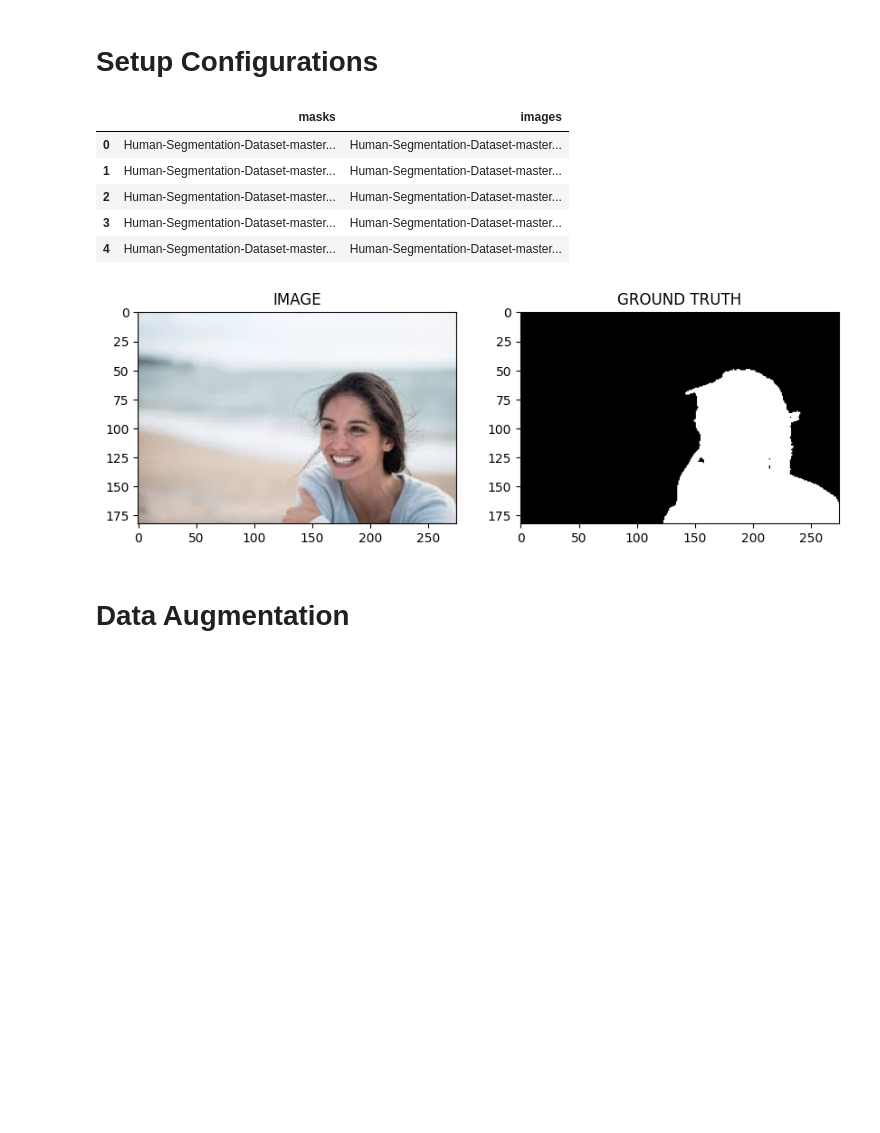
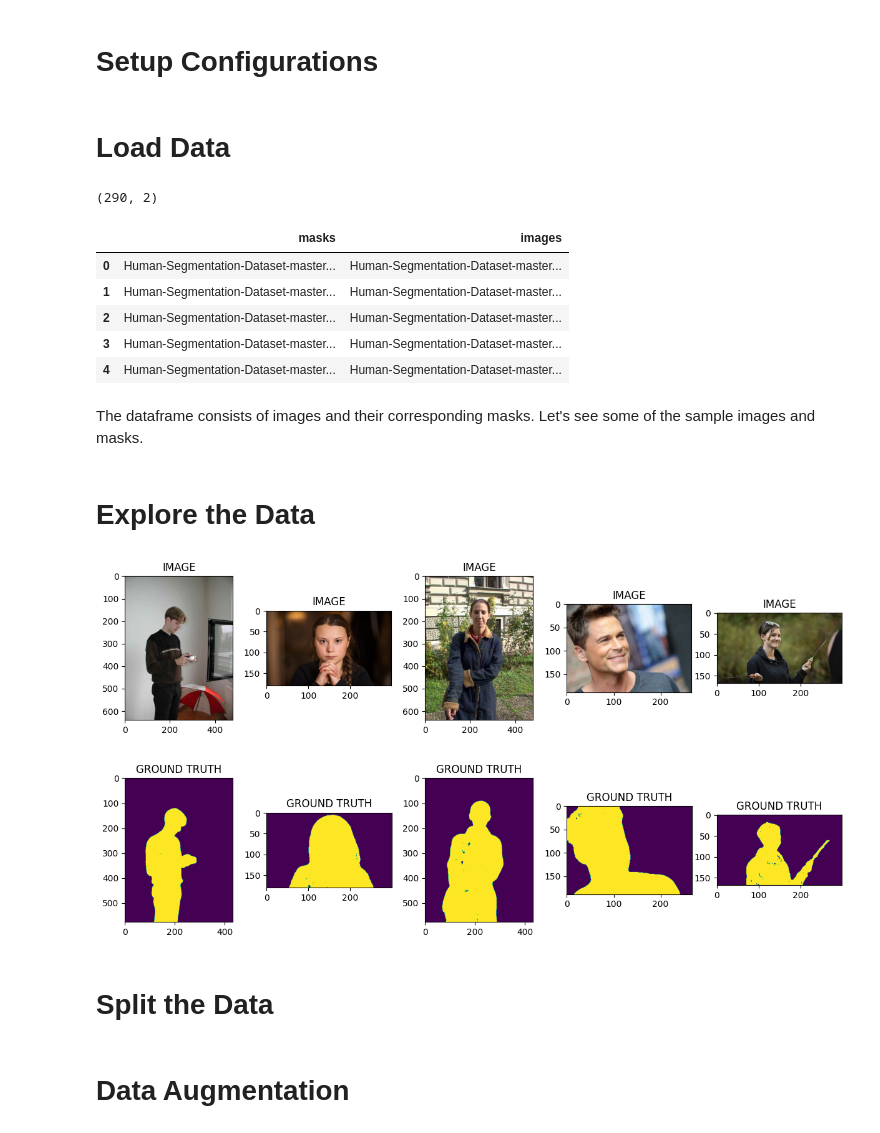
Before and after one commit to nikhil-1e9/Image-segmentation, a Jupyter notebook: PyTorch_ImageSegmentation.ipynb, the cells around one changed output. Drawn from its saved outputs; the diff is of its cells as text; code cells hidden in the pictures; blank space fills up the shorter version.

```diff
--- a/PyTorch_ImageSegmentation.ipynb
+++ b/PyTorch_ImageSegmentation.ipynb
@@ -78,37 +77,58 @@ BATCH_SIZE = 16
 ENCODER = 'timm-efficientnet-b0'
 WEIGHTS = 'imagenet'
+# %% [markdown]
+# Load Data
 # %%
 df = pd.read_csv(TRAIN_DATA_PATH)
+print(df.shape)
 df.head()
 # %% [output]
+(290, 2)
 |  | masks | images |
 | 0 | Human-Segmentation-Dataset-master... | Human-Segmentation-Dataset-master... |
 | 1 | Human-Segmentation-Dataset-master... | Human-Segmentation-Dataset-master... |
 | 2 | Human-Segmentation-Dataset-master... | Human-Segmentation-Dataset-master... |
 | 3 | Human-Segmentation-Dataset-master... | Human-Segmentation-Dataset-master... |
 | 4 | Human-Segmentation-Dataset-master... | Human-Segmentation-Dataset-master... |
-# %%
-def generate_sample_image():
-    sample = df.iloc[np.random.randint(0, df.shape[0])]
-
-    image_path = sample.images
-    mask_path = sample.masks
-
-    image = cv2.imread(image_path)
-    image = cv2.cvtColor(image, cv2.COLOR_BGR2RGB)
-    mask = cv2.imread(mask_path, cv2.IMREAD_GRAYSCALE) / 255.0
-
-    f, (ax1, ax2) = plt.subplots(1, 2, figsize=(10,5))
-
-    ax1.set_title('IMAGE')
-    ax1.imshow(image)
-
-    ax2.set_title('GROUND TRUTH')
-    ax2.imshow(mask, cmap='gray')
-
-generate_sample_image()
-# %% [output]
-[figure, removed]
+# %% [markdown]
+The dataframe consists of images and their corresponding masks. Let's see some of the sample images and masks.
+# %% [markdown]
+# Explore the Data
+# %%
+sample = df.iloc[np.random.randint(0, df.shape[0], size=5)]
+
+def generate_sample_images(sample):
+    imgs = sample.images
+
+    _, ax = plt.subplots(1, 5, figsize=(15,3))
+    ax = ax.flatten()
+
+    for i, image in enumerate(imgs):
+        image = cv2.imread(image)
+        image = cv2.cvtColor(image, cv2.COLOR_BGR2RGB)
+
+        ax[i].set_title("IMAGE")
+        ax[i].imshow(image)
+
+def generate_sample_masks(sample):
+    masks = sample.masks
+
+    _, ax = plt.subplots(1, 5, figsize=(15,3))
+    ax = ax.flatten()
+
+    for i, mask in enumerate(masks):
+        mask = cv2.imread(mask, cv2.IMREAD_GRAYSCALE) / 255.0
+
+        ax[i].set_title("GROUND TRUTH")
+        ax[i].imshow(mask)
+
+generate_sample_images(sample)
+generate_sample_masks(sample)
+# %% [output]
+[figure, added]
+[figure, added]
+# %% [markdown]
+# Split the Data
 # %%
 # Split data in separate train and validation sets
 train_df, val_df = train_test_split(df, test_size=0.2, random_state=57)
```
Also changed, not shown: parts of 23 cells of this notebook.
